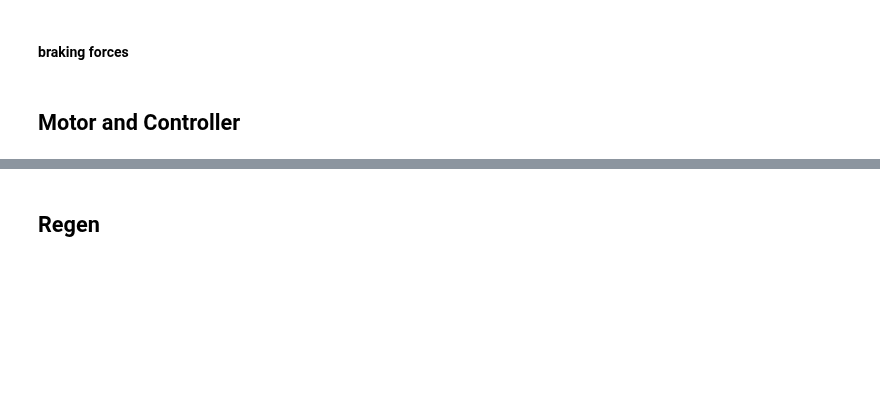
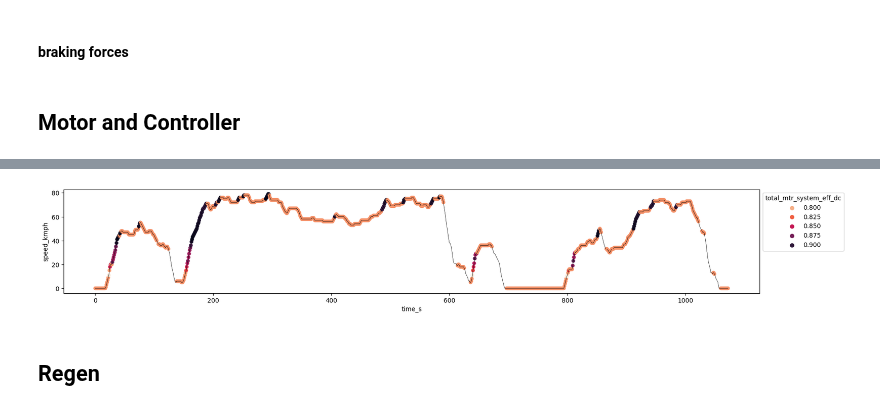
Before and after one commit to surya-uv/drive_cycle_gen, a Jupyter notebook: full_vehicle_model.ipynb, the cells around one changed output, grey strips where cells are left out. Saved outputs shown, nothing was run; the diff lists cells and outputs as text; code cells hidden in the pictures; blank space fills up the shorter version.

```diff
--- a/full_vehicle_model.ipynb
+++ b/full_vehicle_model.ipynb
@@ -145,2 +175,20 @@ for actual_torque, actual_rpm in zip(drive_itorque_mtr, rpm_mtr):
+# %%
+total_itorque_mtr = brake_itorque_mtr + drive_itorque_mtr
+# plt.plot(total_itorque_mtr)
+df_total_itorque_mtr  = pd.DataFrame()
+df_total_itorque_mtr["total_itorque_mtr"] = total_itorque_mtr
+df_total_itorque_mtr["rpm_mtr"] = rpm_mtr
+df_total_itorque_mtr["total_mtr_system_eff_dc"] =   total_mtr_system_eff_dc
+df_total_itorque_mtr["speed_kmph"] = df_drivecycle["speed_kmph"]
+df_total_itorque_mtr["time_s"] = df_drivecycle["time_s"]
+
+temp = df_total_itorque_mtr["total_mtr_system_eff_dc"]
+df_total_itorque_mtr.loc[df_total_itorque_mtr["total_itorque_mtr"]<0,'total_mtr_system_eff_dc'] = np.nan
+# %%
+fig3 = sns.lineplot(data=df_total_itorque_mtr, x="time_s", y="speed_kmph",linewidth = 0.5, color = "black")
+fig3 = sns.scatterplot(data=df_total_itorque_mtr, x="time_s", y="speed_kmph", hue="total_mtr_system_eff_dc", edgecolors = 'face', palette = "rocket_r", linewidth = 0)
+sns.move_legend(fig3, "upper left", bbox_to_anchor=(1, 1))
+# %% [output]
+[figure, added]
 # %% [markdown]
 ## Regen
```
Also changed, not shown: parts of 6 cells of this notebook, 1 other file.
